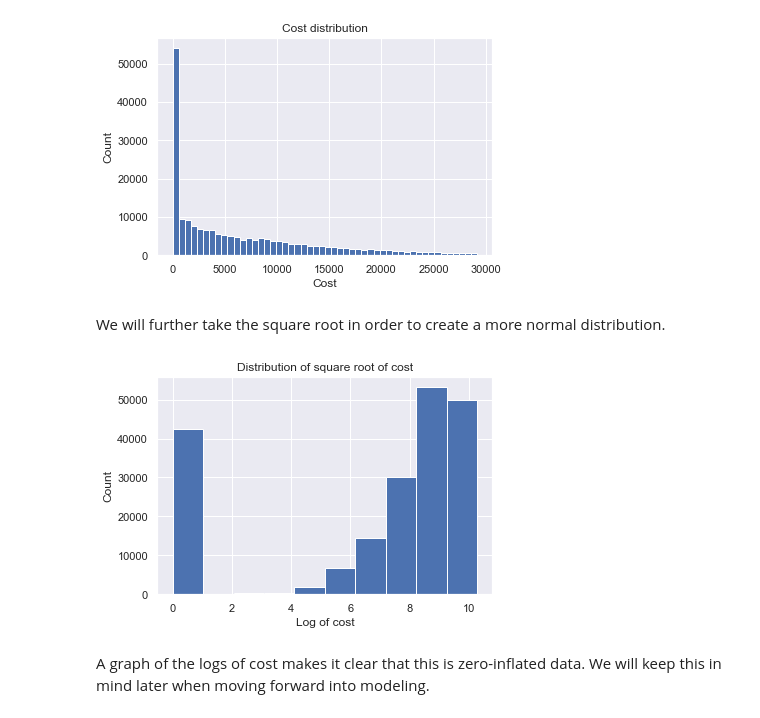
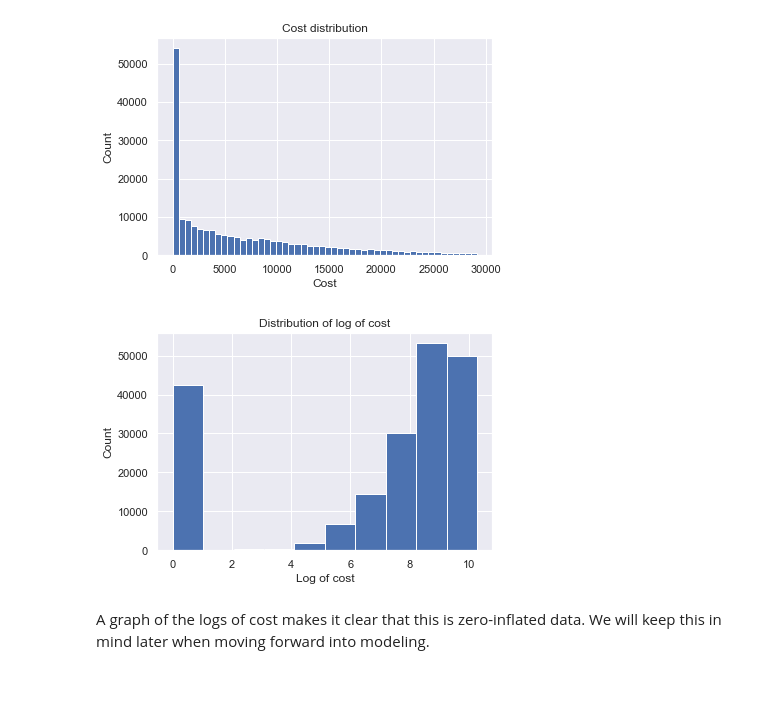
Before and after one commit to mrrosss/Foreign_Mil_Training, a Jupyter notebook: datawrangling_EDA.ipynb, the cells around one changed output. Cells and saved outputs as stored; diff of their text form; code cells hidden in the pictures; blank space fills up the shorter version.

```diff
--- a/datawrangling_EDA.ipynb
+++ b/datawrangling_EDA.ipynb
@@ -268,8 +268,6 @@ Name: training_length, dtype: float64
 # %%
 #add simple year column
 df['start_year'] = df['start_date'].dt.year
-
-df['start_month'] = df['start_date'].dt.month
 # %%
 df.columns
 # %% [output]
@@ -436,16 +421,14 @@ plt.title('Cost distribution')
 plt.show()
 # %% [output]
 [figure]
-# %% [markdown]
-We will further take the square root in order to create a more normal distribution.
 # %%
 (np.log(df.cost+1)).hist()
 plt.xlabel('Log of cost')
 plt.ylabel('Count')
-plt.title('Distribution of square root of cost')
+plt.title('Distribution of log of cost')
 plt.show()
 # %% [output]
-[figure, old version]
+[figure, new version]
 # %% [markdown]
 A graph of the logs of cost makes it clear that this is zero-inflated data. We will keep this in mind later when moving forward into modeling.
 # %%
```
Also changed, not shown: parts of 14 cells of this notebook, 2 other files.
